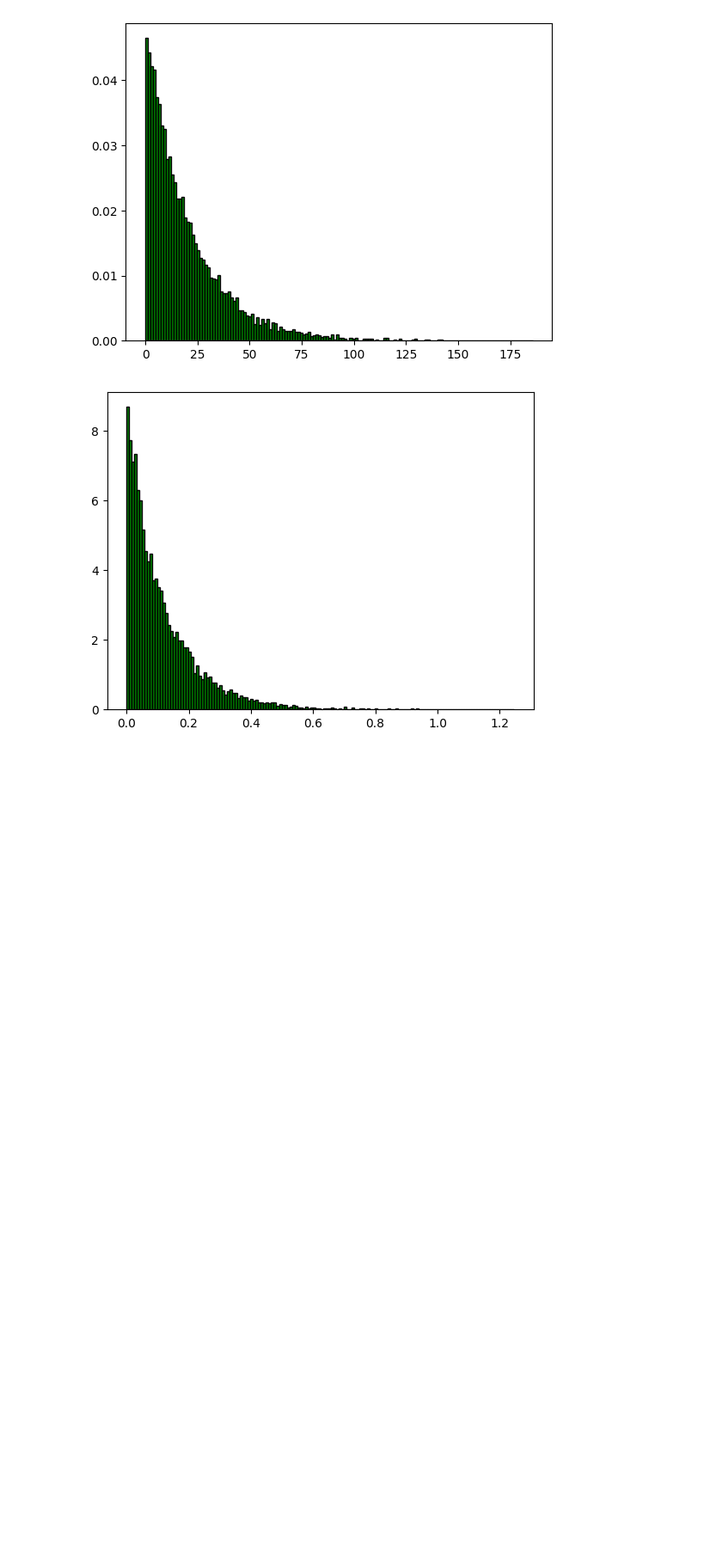
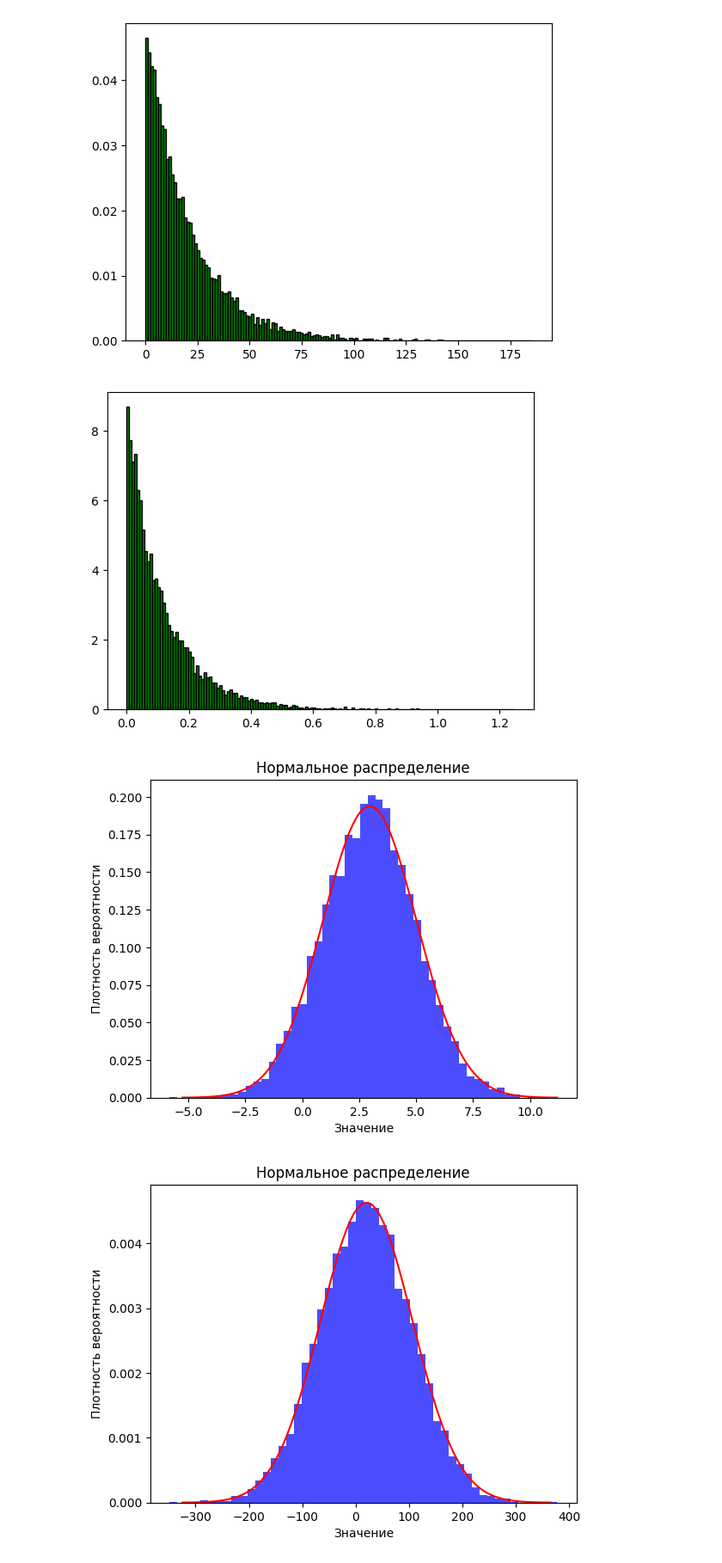
Before and after one commit to ALFecki/matstat, a Jupyter notebook: lab-1/lab1.ipynb, the cells around one changed output. Shown at 86% size. Cells and saved outputs as stored; diff of their text form; code cells hidden in the pictures; blank space fills up the shorter version.

Commit message:
added normal distrib

```diff
--- a/lab-1/lab1.ipynb
+++ b/lab-1/lab1.ipynb
@@ -172,3 +172,24 @@ for mean, variance, data_set in zip(means, variances, data_sets):
 [figure]
 [figure]
 [figure]
+# %%
+def normal(mean: float, var: float, size: int):
+    data = np.random.normal(mean, var, size)
+
+    plt.hist(data, bins=50, density=True, alpha=0.7, color='blue')
+
+    x = np.linspace(mean - 4*var, mean + 4*var, 100)
+    y = np.exp(-(x - mean)**2 / (2 * var**2)) / (var * np.sqrt(2 * np.pi))
+    plt.plot(x, y, color='red')
+
+    plt.xlabel('Значение')
+    plt.ylabel('Плотность вероятности')
+    plt.title('Нормальное распределение')
+
+    plt.show()
+# %%
+for mean, variance, data_set in zip(means, variances, data_sets):
+    sample = normal(mean, variance, 10000)
+# %% [output]
+[figure, added]
+[figure, added]
```
Also changed, not shown: parts of 1 cell of this notebook.
